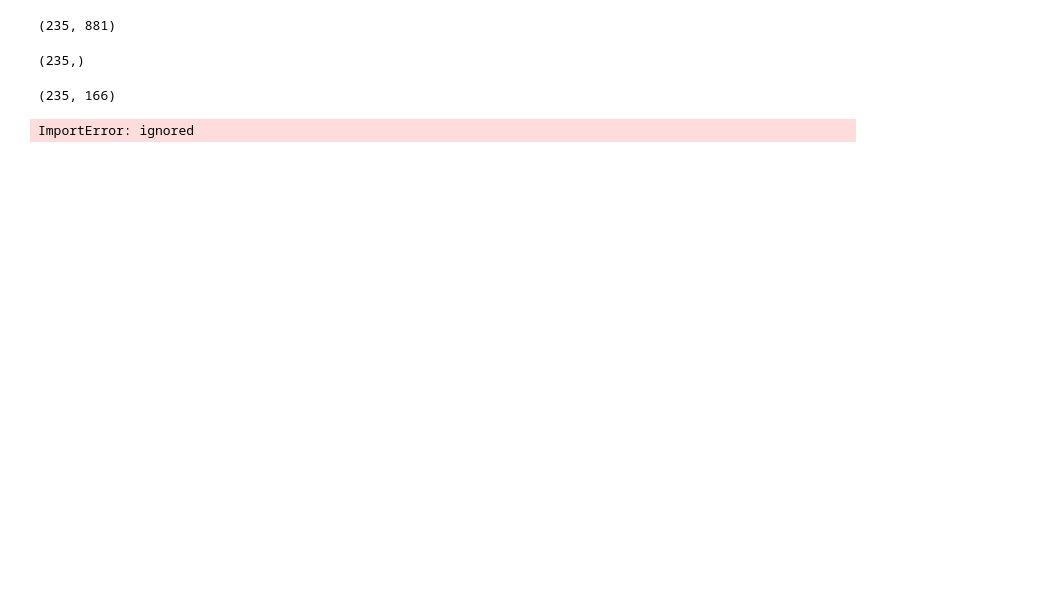
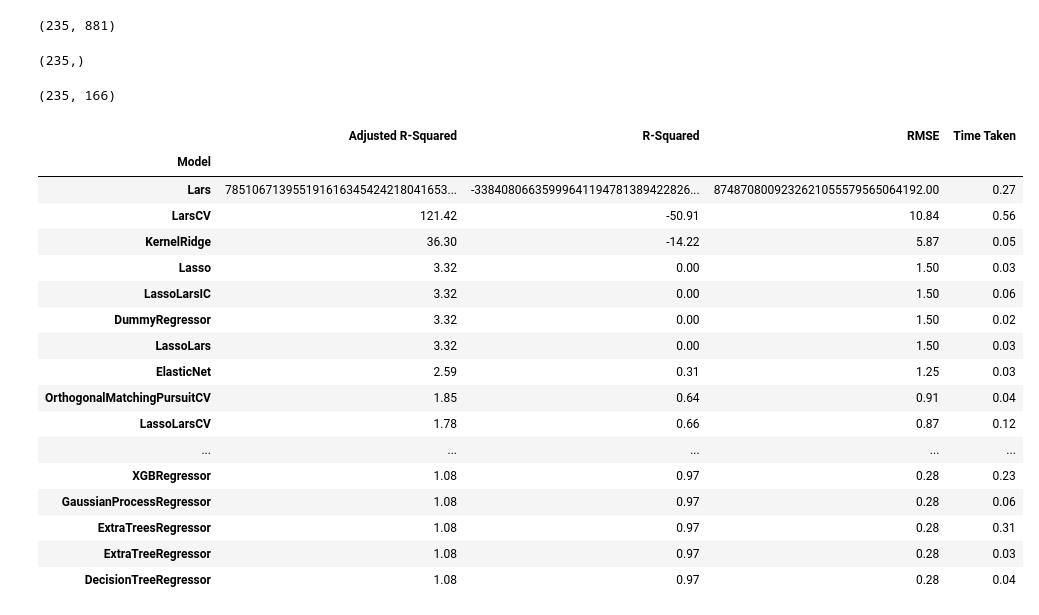
Before and after one commit to AnVales/Drug-discovery, a Jupyter notebook: drug_discovery_5.ipynb, the cells around one changed output. Drawn from its saved outputs; the diff is of its cells as text; code cells hidden in the pictures; blank space fills up the shorter version.

```diff
--- a/drug_discovery_5.ipynb
+++ b/drug_discovery_5.ipynb
@@ -79,7 +82,28 @@ X_train, X_test, Y_train, Y_test = train_test_split(X, Y, test_size=.5,random_st
 
 # Defines and builds the lazyclassifier
 # It is very similar to sklearn models
-clf = LazyClassifier(verbose=0,ignore_warnings=True, custom_metric=None)
-models,predictions = clf.fit(X_train, X_test, Y_train, Y_test)
+# Defines and builds the lazyclassifier
+clf = LazyRegressor(verbose=0,ignore_warnings=True, custom_metric=None)
+models_train,predictions_train = clf.fit(X_train, X_train, Y_train, Y_train)
+models_test,predictions_test = clf.fit(X_train, X_test, Y_train, Y_test)
-# %% [output]
-ImportError: ignored
+# %%
+models_train
+# %% [output]
+|  | Adjusted R-Squared | R-Squared | RMSE | Time Taken |
+| Model |  |  |  |  |
+| Lars | 785106713955191616345424218041653... | -33840806635999641194781389422826... | 8748708009232621055579565064192.00 | 0.27 |
+| LarsCV | 121.42 | -50.91 | 10.84 | 0.56 |
+| KernelRidge | 36.30 | -14.22 | 5.87 | 0.05 |
+| Lasso | 3.32 | 0.00 | 1.50 | 0.03 |
+| LassoLarsIC | 3.32 | 0.00 | 1.50 | 0.06 |
+| DummyRegressor | 3.32 | 0.00 | 1.50 | 0.02 |
+| LassoLars | 3.32 | 0.00 | 1.50 | 0.03 |
+| ElasticNet | 2.59 | 0.31 | 1.25 | 0.03 |
+| OrthogonalMatchingPursuitCV | 1.85 | 0.64 | 0.91 | 0.04 |
+| LassoLarsCV | 1.78 | 0.66 | 0.87 | 0.12 |
+| ... | ... | ... | ... | ... |
+| XGBRegressor | 1.08 | 0.97 | 0.28 | 0.23 |
+| GaussianProcessRegressor | 1.08 | 0.97 | 0.28 | 0.06 |
+| ExtraTreesRegressor | 1.08 | 0.97 | 0.28 | 0.31 |
+| ExtraTreeRegressor | 1.08 | 0.97 | 0.28 | 0.03 |
+| DecisionTreeRegressor | 1.08 | 0.97 | 0.28 | 0.04 |
```
Also changed, not shown: parts of 7 cells of this notebook.
